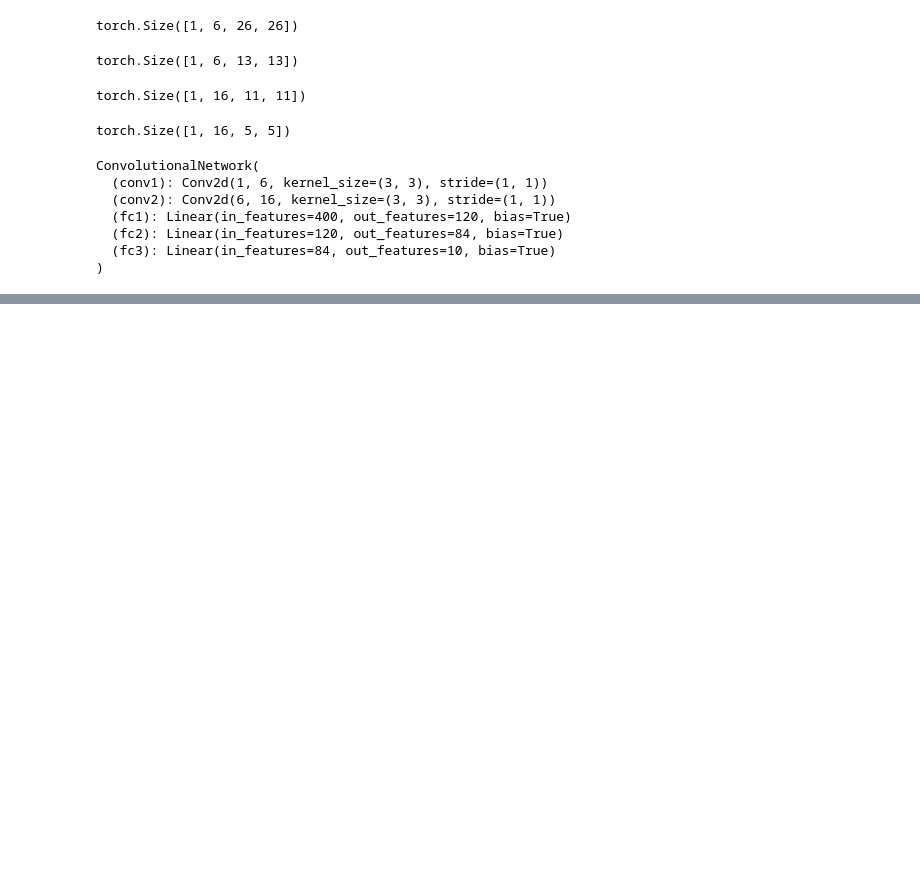
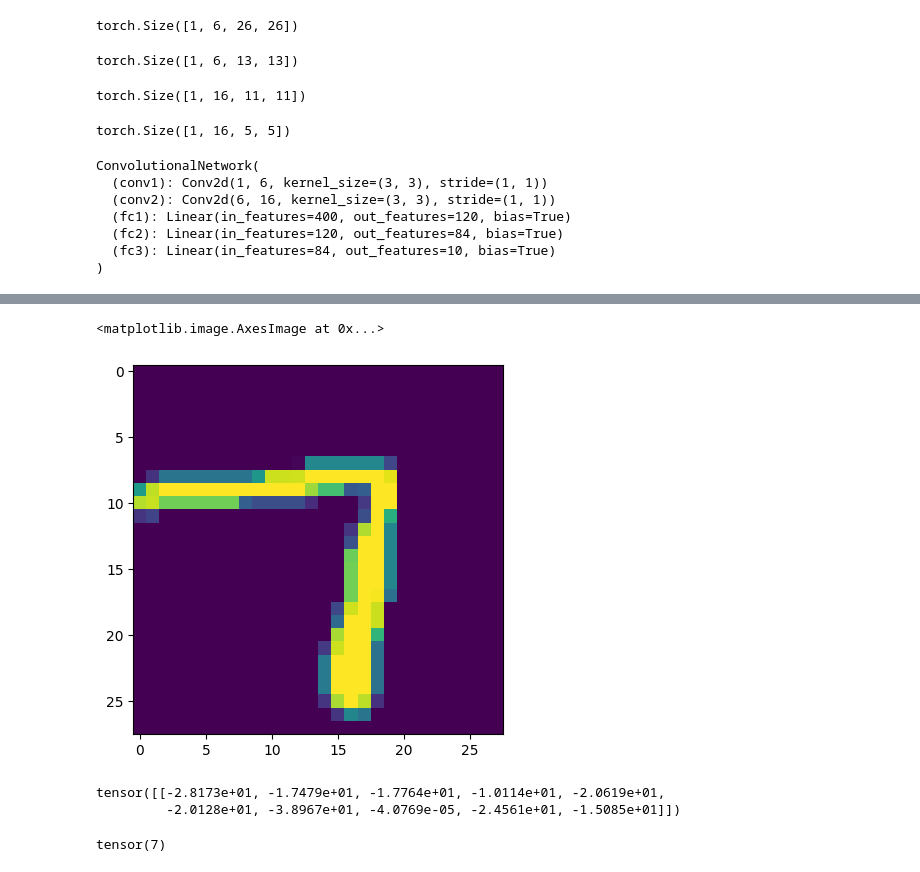
Before and after one commit to kash2023k/Pytorch-Project1, a Jupyter notebook: CNN.ipynb, the cells around one changed output, grey strips where cells are left out. Drawn from its saved outputs; the diff is of its cells as text; code cells hidden in the pictures; blank space fills up the shorter version.

```diff
--- a/CNN.ipynb
+++ b/CNN.ipynb
@@ -235,0 +340,6 @@ The time taken was :  3.7422513365745544
+# %%
+# Lets show the image
+plt.imshow(test_data[4200][0].reshape(28,28))
+# %% [output]
+<matplotlib.image.AxesImage at 0x...>
+[figure, added]
@@ -235,0 +352,11 @@ The time taken was :  3.7422513365745544
+# %%
+# Check the new Prediction and check the probabilities
+
+new_prediction
+# %% [output]
+tensor([[-2.8173e+01, -1.7479e+01, -1.7764e+01, -1.0114e+01, -2.0619e+01,
+         -2.0128e+01, -3.8967e+01, -4.0769e-05, -2.4561e+01, -1.5085e+01]])
+# %%
+new_prediction.argmax()
+# %% [output]
+tensor(7)
```
Also changed, not shown: parts of 10 cells of this notebook.
